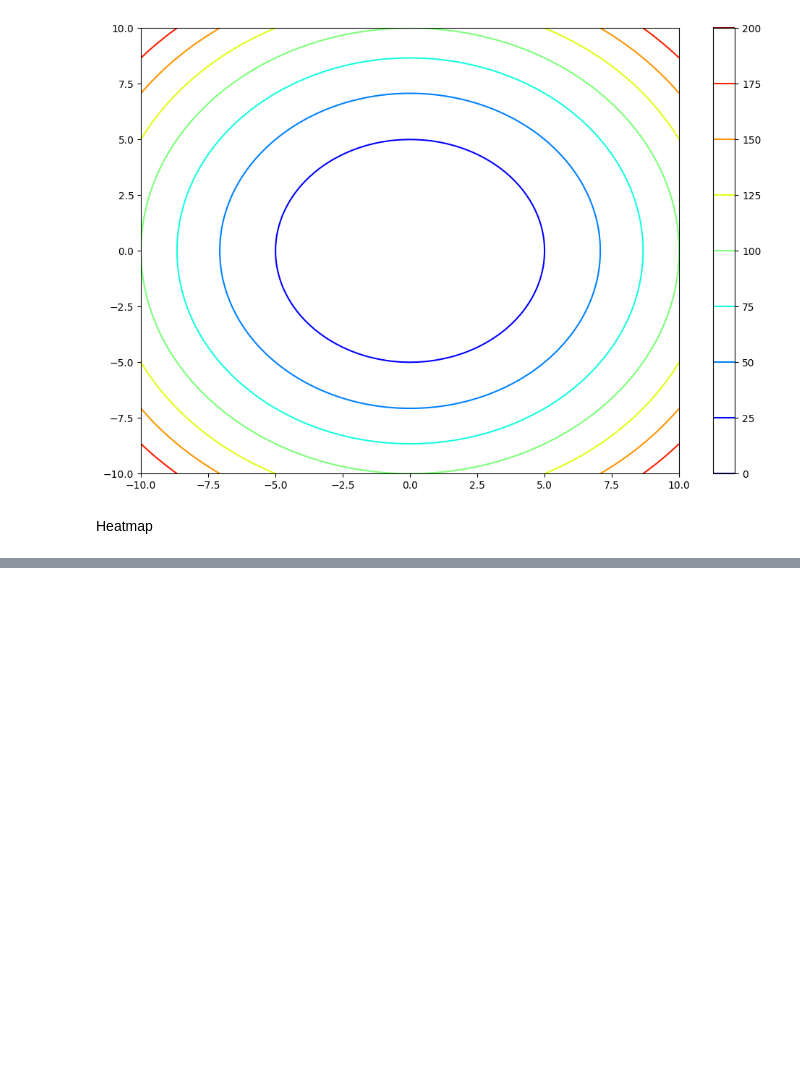
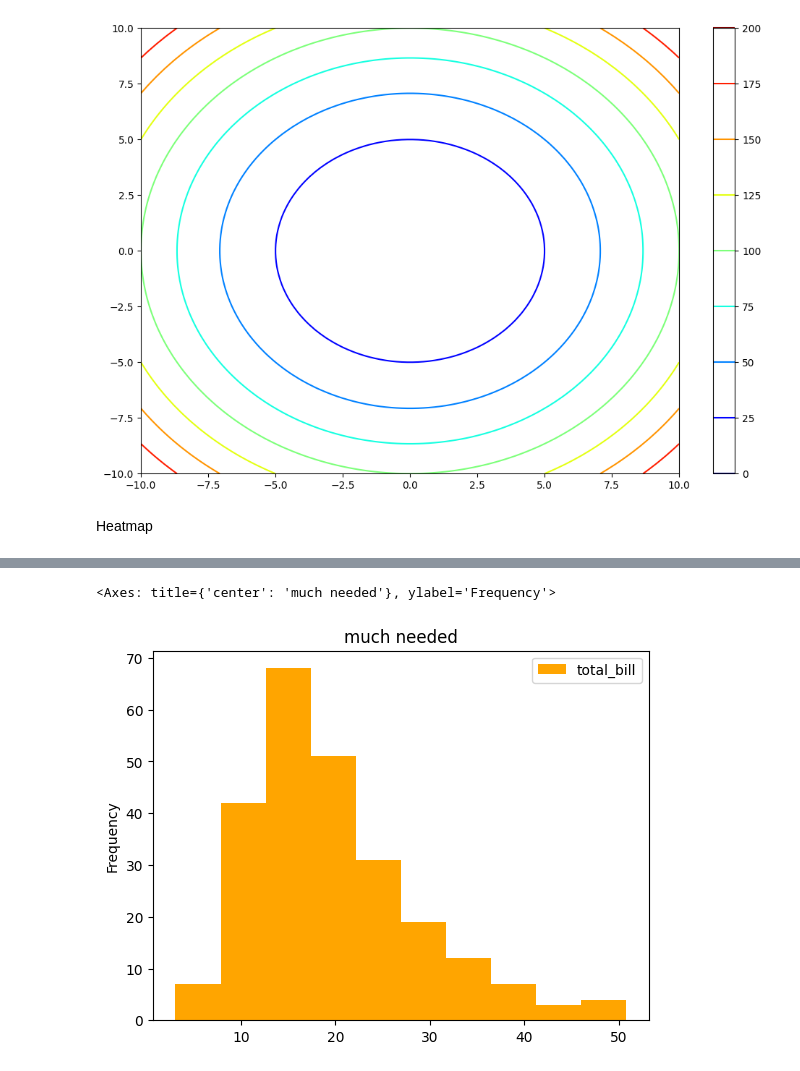
Before and after one commit to Prathambiradr12345/Machine-_learning, a Jupyter notebook: AdvancedMatplotlib.ipynb, the cells around one changed output, grey strips where cells are left out. Saved outputs shown, nothing was run; the diff lists cells and outputs as text; code cells hidden in the pictures; blank space fills up the shorter version.

```diff
--- a/AdvancedMatplotlib.ipynb
+++ b/AdvancedMatplotlib.ipynb
@@ -319,0 +363,5 @@ plt.colorbar()
+# %%
+tips.plot(kind='hist',x='sex',y='total_bill',title='much needed',color='orange',cmap='jet')
+# %% [output]
+<Axes: title={'center': 'much needed'}, ylabel='Frequency'>
+[figure, added]
```
Also changed, not shown: parts of 21 cells of this notebook.
